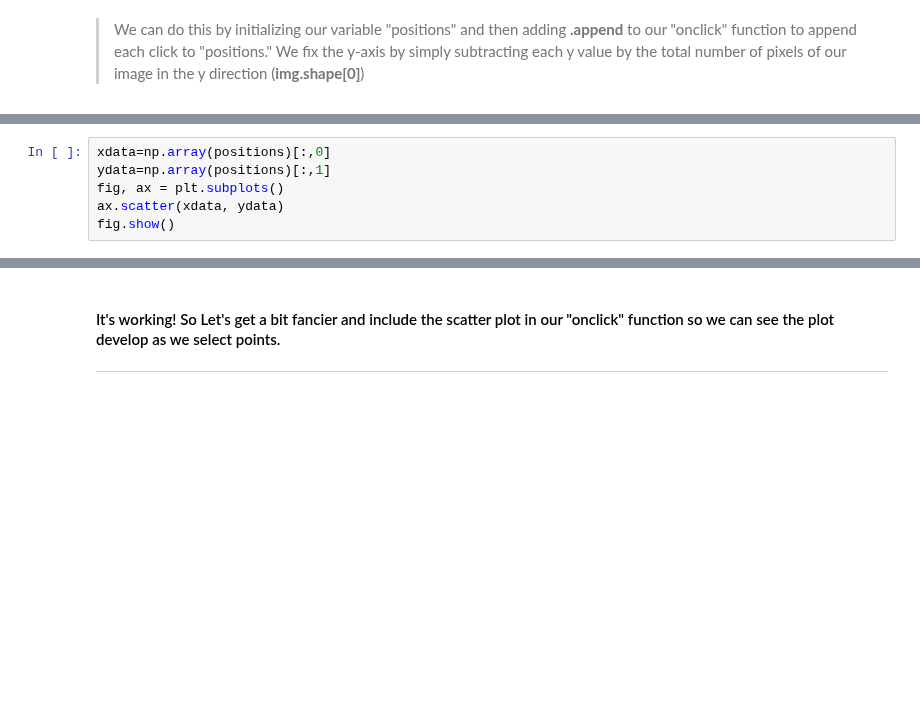
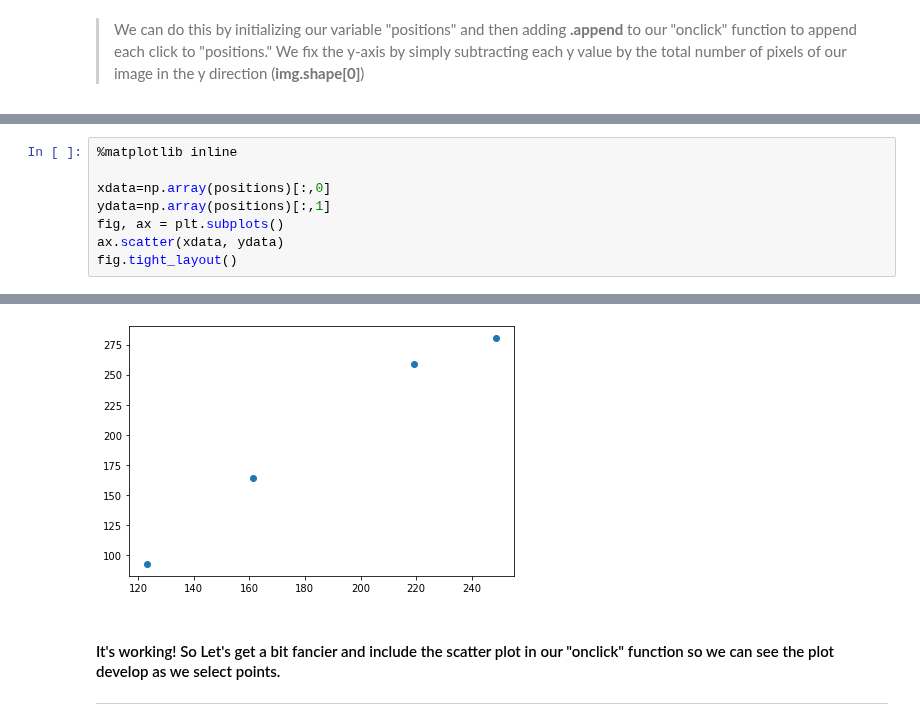
Before and after one commit to sgcorcoran/Python-for-MSE, a Jupyter notebook: lessons_3114/07_digitizing_literature_plots.ipynb, the cells around one changed output, grey strips where cells are left out. Drawn from its saved outputs; the diff is of its cells as text; blank space fills up the shorter version.

```diff
--- a/lessons_3114/07_digitizing_literature_plots.ipynb
+++ b/lessons_3114/07_digitizing_literature_plots.ipynb
@@ -125,7 +118,9 @@ positions
 # %%
+%matplotlib inline
+
 xdata=np.array(positions)[:,0]
 ydata=np.array(positions)[:,1]
 fig, ax = plt.subplots()
 ax.scatter(xdata, ydata)
-fig.show()
+fig.tight_layout()
 # %% [output]
@@ -134,3 +127,4 @@ fig.show()
+[figure, added]
 # %% [markdown]
 #### It's working!  So Let's get a bit fancier and include the scatter plot in our "onclick" function so we can see the plot develop as we select points.
 
```
Also changed, not shown: parts of 16 cells of this notebook, 2 other files.
